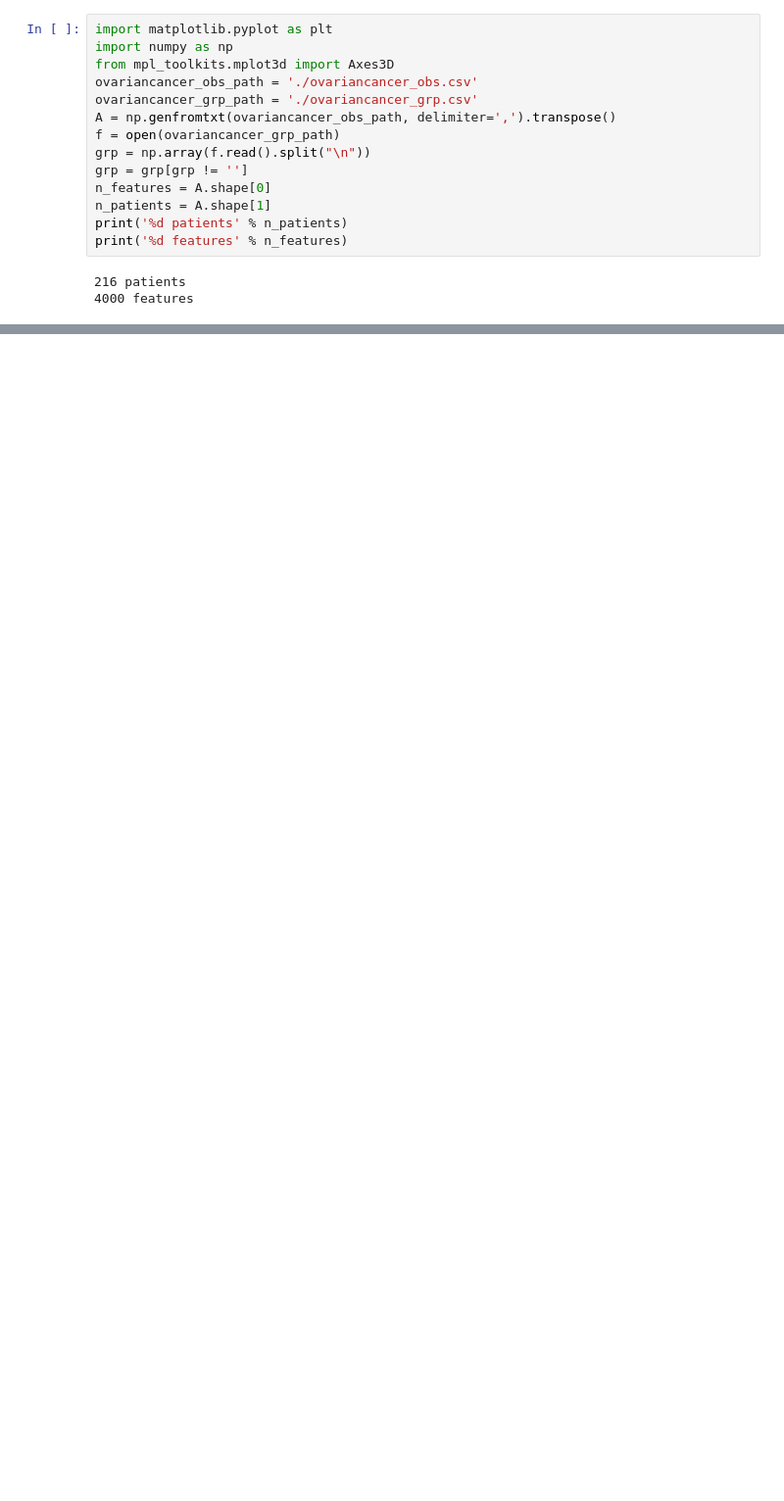
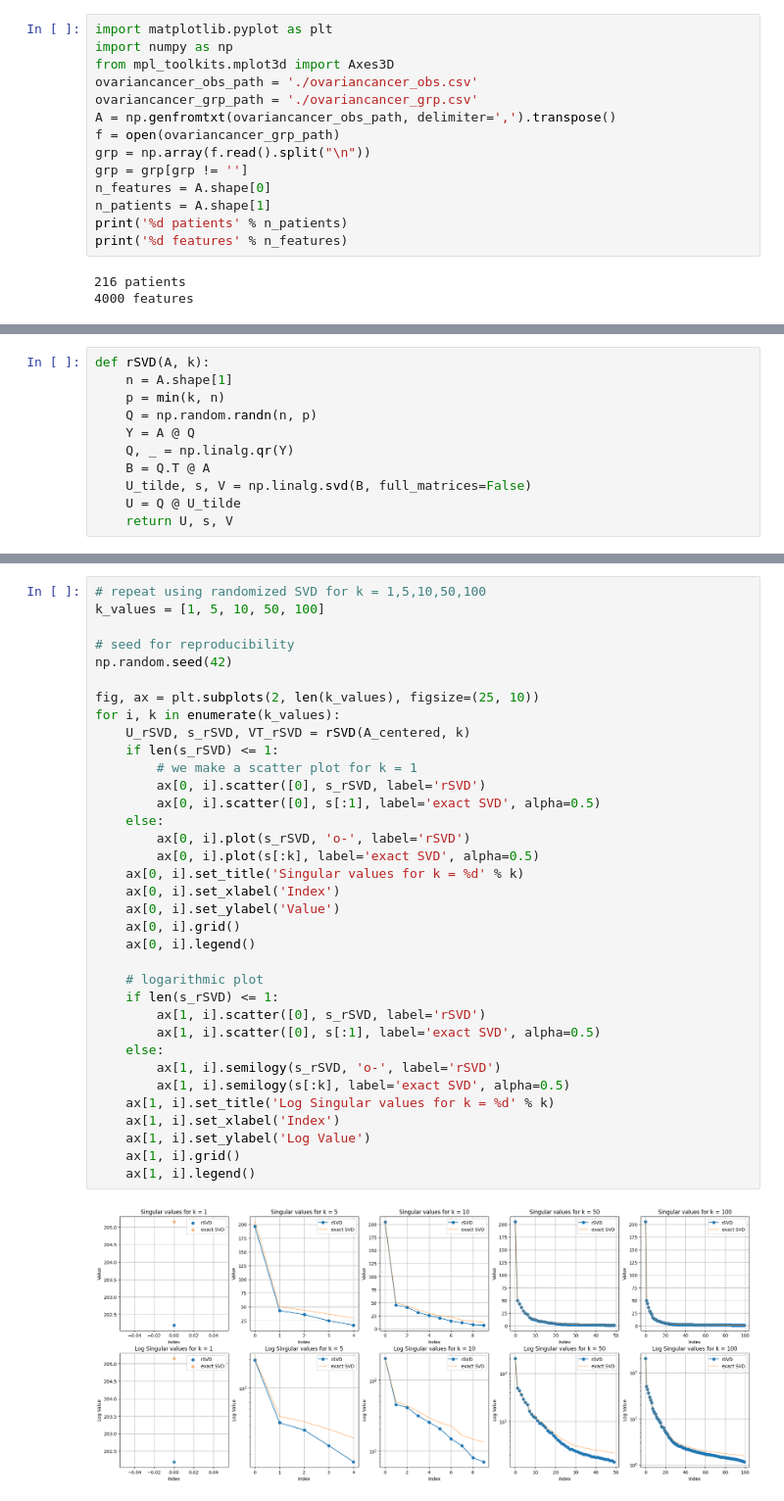
Before and after one commit to andreac01/NAML, a Jupyter notebook: pastExams/2023-01-20/2023-01-20_exam.ipynb, the cells around one changed output, grey strips where cells are left out. Shown: that part at 98% size. Saved outputs shown, nothing was run; the diff lists cells and outputs as text; blank space fills up the shorter version.

```diff
--- a/pastExams/2023-01-20/2023-01-20_exam.ipynb
+++ b/pastExams/2023-01-20/2023-01-20_exam.ipynb
@@ -370,0 +80,11 @@ where λ ≈ 1.0507 and α ≈ 1.75814. (Hint: consider the case σ → 0 using
+# %%
+def rSVD(A, k):
+	n = A.shape[1]
+	p = min(k, n)
+	Q = np.random.randn(n, p)
+	Y = A @ Q
+	Q, _ = np.linalg.qr(Y)
+	B = Q.T @ A
+	U_tilde, s, V = np.linalg.svd(B, full_matrices=False)
+	U = Q @ U_tilde
+	return U, s, V
@@ -370,0 +142,37 @@ where λ ≈ 1.0507 and α ≈ 1.75814. (Hint: consider the case σ → 0 using
+# %%
+# repeat using randomized SVD for k = 1,5,10,50,100
+k_values = [1, 5, 10, 50, 100]
+
+# seed for reproducibility
+np.random.seed(42)
+
+fig, ax = plt.subplots(2, len(k_values), figsize=(25, 10))
+for i, k in enumerate(k_values):
+	U_rSVD, s_rSVD, VT_rSVD = rSVD(A_centered, k)
+	if len(s_rSVD) <= 1:
+		# we make a scatter plot for k = 1
+		ax[0, i].scatter([0], s_rSVD, label='rSVD')
+		ax[0, i].scatter([0], s[:1], label='exact SVD', alpha=0.5)
+	else:
+		ax[0, i].plot(s_rSVD, 'o-', label='rSVD')
+		ax[0, i].plot(s[:k], label='exact SVD', alpha=0.5)
+	ax[0, i].set_title('Singular values for k = %d' % k)
+	ax[0, i].set_xlabel('Index')
+	ax[0, i].set_ylabel('Value')
+	ax[0, i].grid()
+	ax[0, i].legend()
+
+	# logarithmic plot
+	if len(s_rSVD) <= 1:
+		ax[1, i].scatter([0], s_rSVD, label='rSVD')
+		ax[1, i].scatter([0], s[:1], label='exact SVD', alpha=0.5)
+	else:
+		ax[1, i].semilogy(s_rSVD, 'o-', label='rSVD')
+		ax[1, i].semilogy(s[:k], label='exact SVD', alpha=0.5)
+	ax[1, i].set_title('Log Singular values for k = %d' % k)
+	ax[1, i].set_xlabel('Index')
+	ax[1, i].set_ylabel('Log Value')
+	ax[1, i].grid()
+	ax[1, i].legend()
+# %% [output]
+[figure, added]
```
Also changed, not shown: parts of 46 cells of this notebook.
